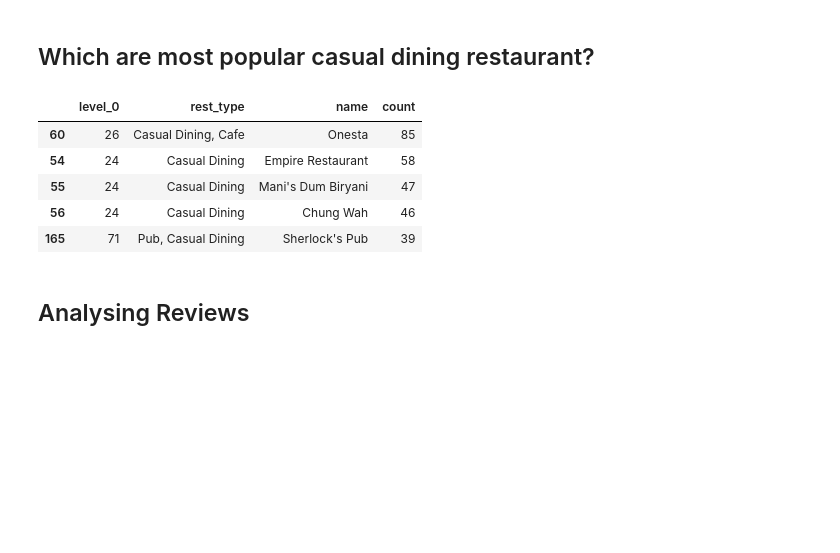
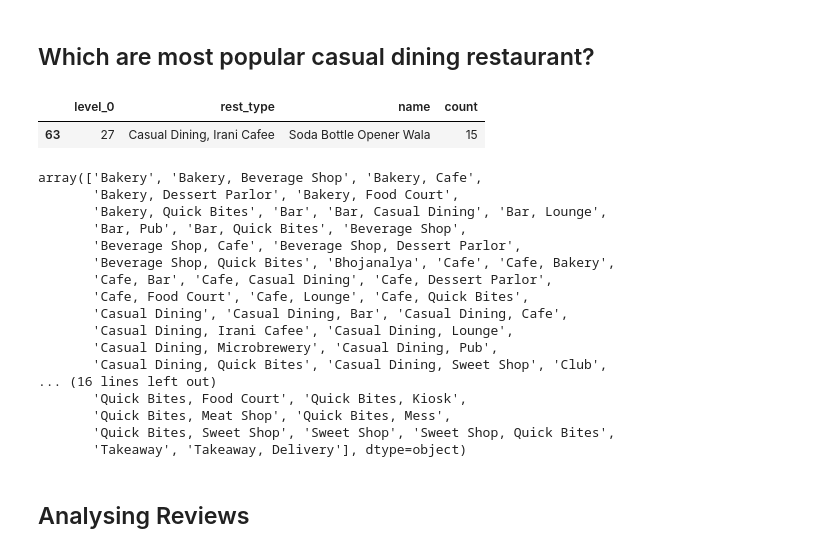
Before and after one commit to aditya-bhardwaj01/Best-Restaurant-Finder, a Jupyter notebook: model/zomato_data_analysis.ipynb, the cells around one changed output. Drawn from its saved outputs; the diff is of its cells as text; code cells hidden in the pictures; blank space fills up the shorter version.

```diff
--- a/zomato_data_analysis.ipynb
+++ b/model/zomato_data_analysis.ipynb
@@ -450,12 +450,11 @@ data
 # %% [markdown]
 ## Which are most popular casual dining restaurant?
 # %%
-casual = data[data['rest_type'].str.contains('Casual Dining')].sort_values(by=['count'], ascending=False).head(5)
-casual
+def most_famous_rest_type(type):
+  casual = data[data['rest_type'].str.contains(type)].sort_values(by=['count'], ascending=False).head(5)
+  return casual
-# %% [output]
-|  | level_0 | rest_type | name | count |
-| 60 | 26 | Casual Dining, Cafe | Onesta | 85 |
-| 54 | 24 | Casual Dining | Empire Restaurant | 58 |
-| 55 | 24 | Casual Dining | Mani's Dum Biryani | 47 |
-| 56 | 24 | Casual Dining | Chung Wah | 46 |
-| 165 | 71 | Pub, Casual Dining | Sherlock's Pub | 39 |
+# %%
+most_famous_rest_type('Irani Cafee')
+# %% [output]
+|  | level_0 | rest_type | name | count |
+| 63 | 27 | Casual Dining, Irani Cafee | Soda Bottle Opener Wala | 15 |
@@ -462,3 +463,24 @@ casual
+# %%
+# pickle.dump(data, open('../server/most_famous_rest_type.pkl', 'wb'))
+data['rest_type'].unique()
+# %% [output]
+array(['Bakery', 'Bakery, Beverage Shop', 'Bakery, Cafe',
+       'Bakery, Dessert Parlor', 'Bakery, Food Court',
+       'Bakery, Quick Bites', 'Bar', 'Bar, Casual Dining', 'Bar, Lounge',
+       'Bar, Pub', 'Bar, Quick Bites', 'Beverage Shop',
+       'Beverage Shop, Cafe', 'Beverage Shop, Dessert Parlor',
+       'Beverage Shop, Quick Bites', 'Bhojanalya', 'Cafe', 'Cafe, Bakery',
+       'Cafe, Bar', 'Cafe, Casual Dining', 'Cafe, Dessert Parlor',
+       'Cafe, Food Court', 'Cafe, Lounge', 'Cafe, Quick Bites',
+       'Casual Dining', 'Casual Dining, Bar', 'Casual Dining, Cafe',
+       'Casual Dining, Irani Cafee', 'Casual Dining, Lounge',
+       'Casual Dining, Microbrewery', 'Casual Dining, Pub',
+       'Casual Dining, Quick Bites', 'Casual Dining, Sweet Shop', 'Club',
+... (16 lines left out)
+       'Quick Bites, Food Court', 'Quick Bites, Kiosk',
+       'Quick Bites, Meat Shop', 'Quick Bites, Mess',
+       'Quick Bites, Sweet Shop', 'Sweet Shop', 'Sweet Shop, Quick Bites',
+       'Takeaway', 'Takeaway, Delivery'], dtype=object)
 # %% [markdown]
 ## Analysing Reviews
 # %%
```
Also changed, not shown: parts of 3 cells of this notebook, 10 other files.
